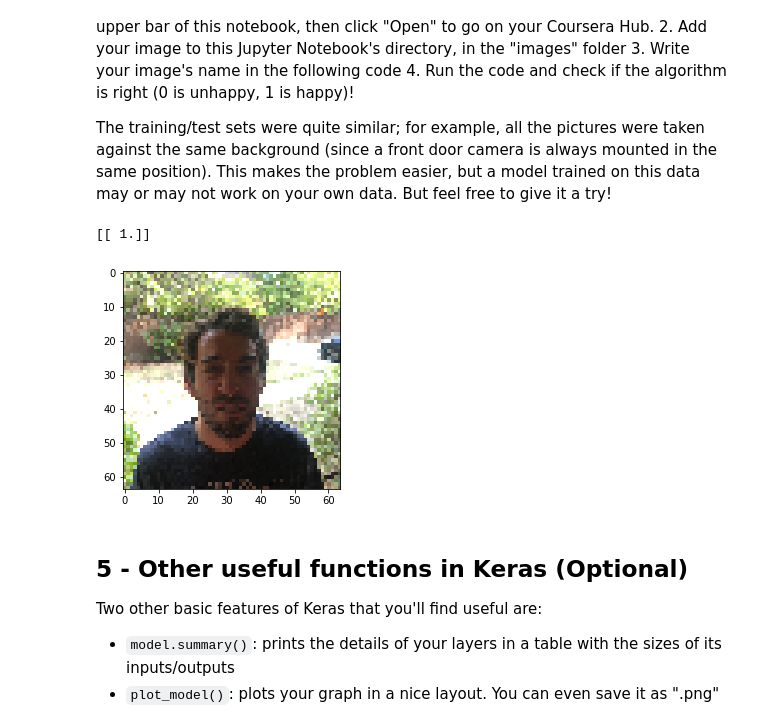
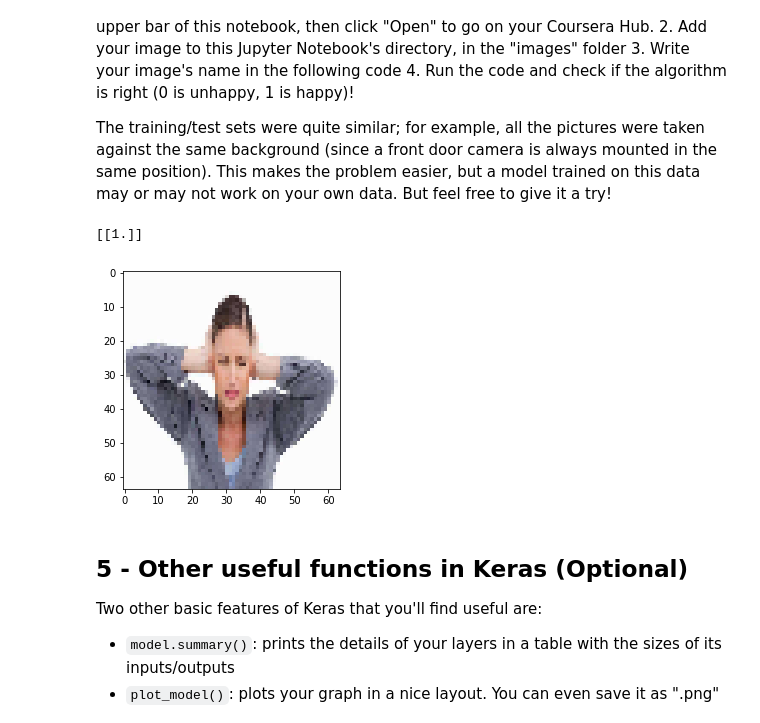
Before and after one commit to kjcx100/deeplearning_code, a Jupyter notebook: class4_week2/KerasTutorial/Keras+-+Tutorial+-+Happy+House+v1.ipynb, the cells around one changed output. Drawn from its saved outputs; the diff is of its cells as text; code cells hidden in the pictures.

```diff
--- a/class4_week2/KerasTutorial/Keras+-+Tutorial+-+Happy+House+v1.ipynb
+++ b/class4_week2/KerasTutorial/Keras+-+Tutorial+-+Happy+House+v1.ipynb
@@ -190,6 +190,6 @@ happyModel.compile(optimizer=keras.optimizers.Adam(lr=0.001, beta_1=0.9, beta_2=
 **Exercise**: Implement step 3, i.e. train the model. Choose the number of epochs and the batch size.
 # %%
 ### START CODE HERE ### (1 line)
-happyModel.fit(x=X_train, y=Y_train, batch_size=16, epochs=20)
+happyModel.fit(x=X_train, y=Y_train, batch_size=16, epochs=30)
 ### END CODE HERE ###
 # %% [output]
@@ -272,19 +272,19 @@ Congratulations on finishing this assignment. You can now take a picture of your
 The training/test sets were quite similar; for example, all the pictures were taken against the same background (since a front door camera is always mounted in the same position). This makes the problem easier, but a model trained on this data may or may not work on your own data. But feel free to give it a try!
 # %%
 ### START CODE HERE ###
-img_path = 'images/my_image.jpg'
+img_path = 'images/juimg.jpg'
 ### END CODE HERE ###
 img = image.load_img(img_path, target_size=(64, 64))
 imshow(img)
 
 x = image.img_to_array(img)
 x = np.expand_dims(x, axis=0)
 x = preprocess_input(x)
 
 print(happyModel.predict(x))
 # %% [output]
-[[ 1.]]
+[[1.]]
-[figure, old version]
+[figure, new version]
 # %% [markdown]
 ## 5 - Other useful functions in Keras (Optional)
 
```
Also changed, not shown: parts of 3 cells of this notebook, 3 other files.
